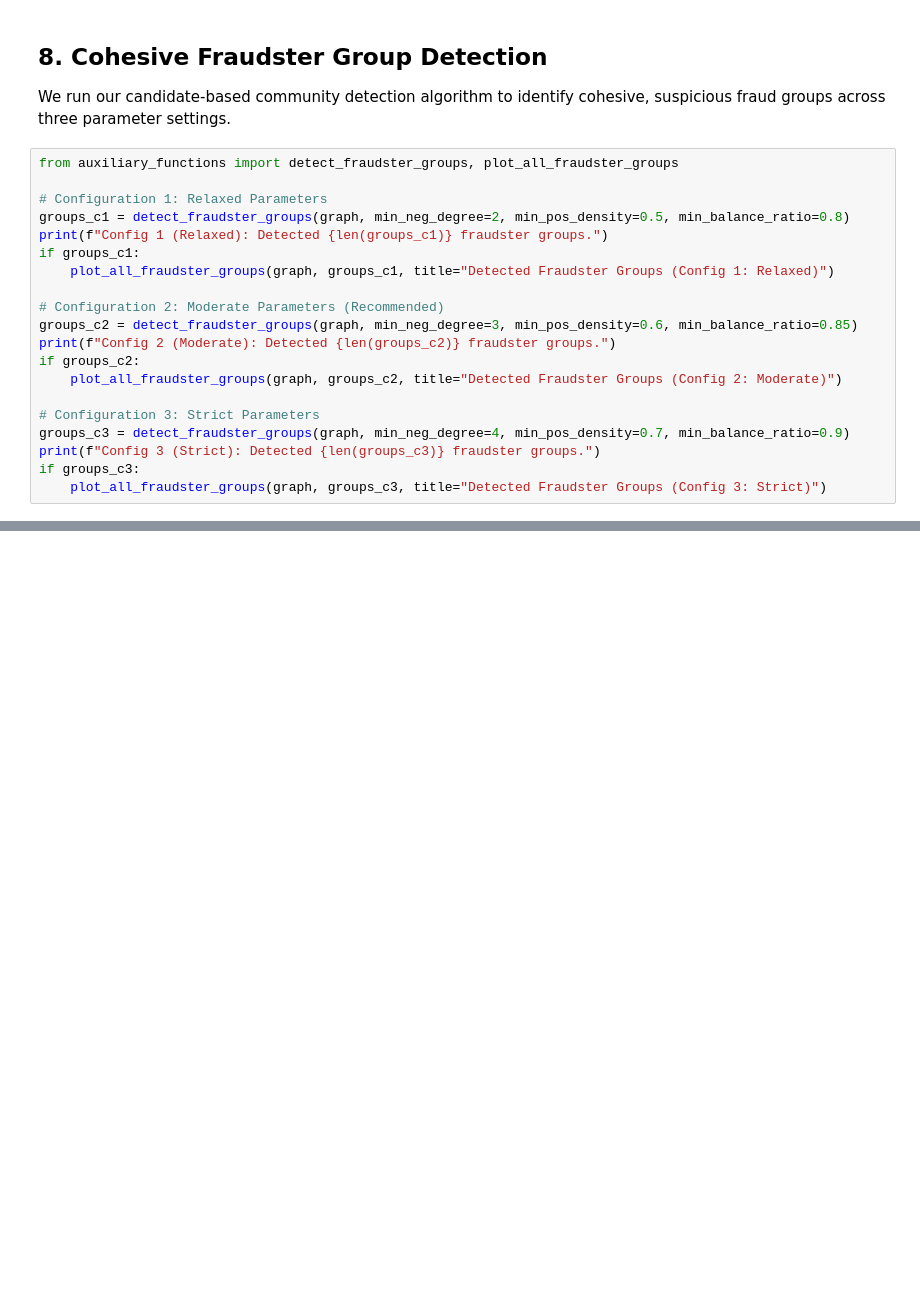
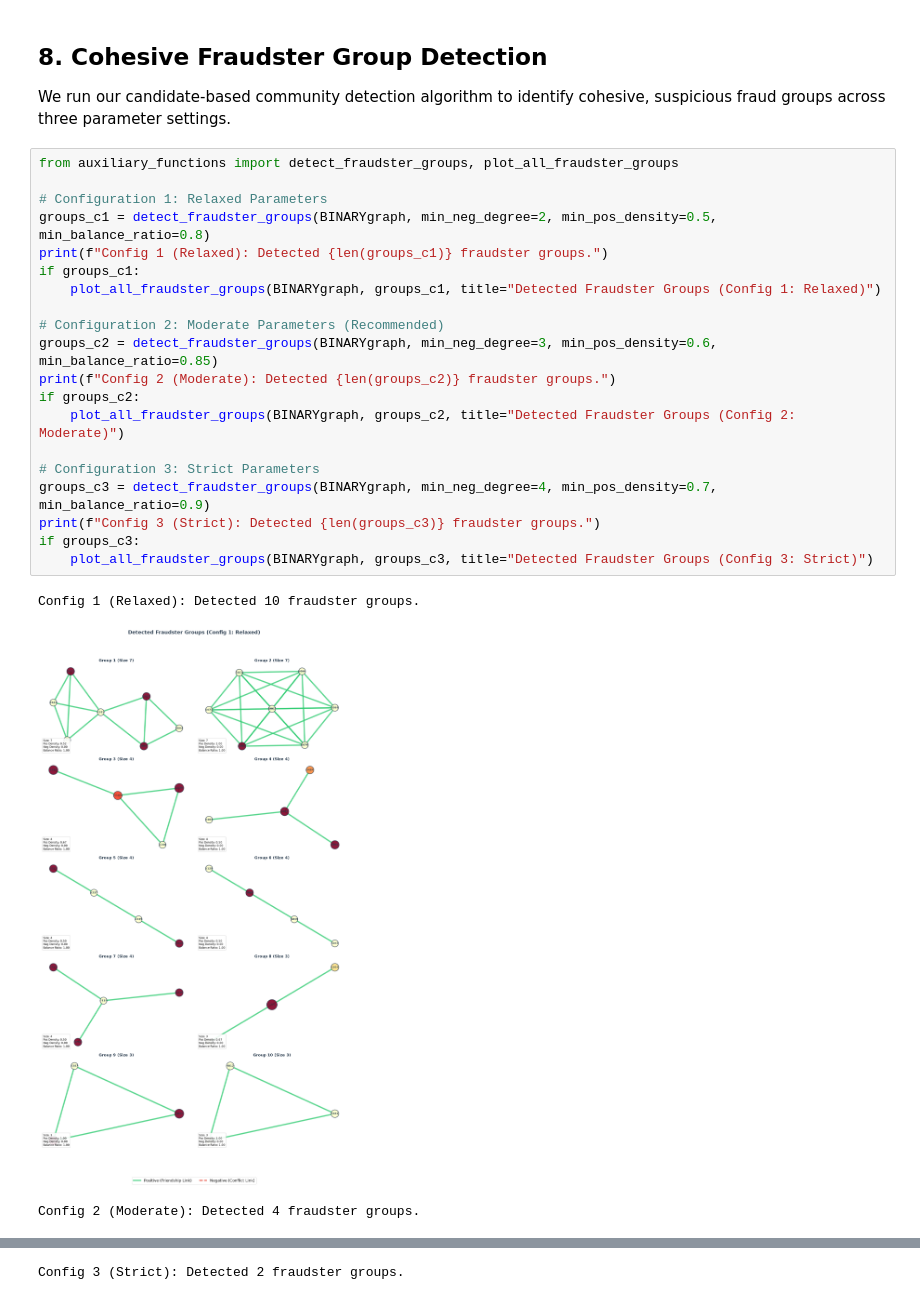
Before and after one commit to gsscala/financial-graph, a Jupyter notebook: ind_graphs.ipynb, the cells around one changed output, grey strips where cells are left out. Saved outputs shown, nothing was run; the diff lists cells and outputs as text; blank space fills up the shorter version.

```diff
--- a/ind_graphs.ipynb
+++ b/ind_graphs.ipynb
@@ -159,20 +225,24 @@ We run our candidate-based community detection algorithm to identify cohesive, s
 # %%
 from auxiliary_functions import detect_fraudster_groups, plot_all_fraudster_groups
 
 # Configuration 1: Relaxed Parameters
-groups_c1 = detect_fraudster_groups(graph, min_neg_degree=2, min_pos_density=0.5, min_balance_ratio=0.8)
+groups_c1 = detect_fraudster_groups(BINARYgraph, min_neg_degree=2, min_pos_density=0.5, min_balance_ratio=0.8)
 print(f"Config 1 (Relaxed): Detected {len(groups_c1)} fraudster groups.")
 if groups_c1:
-    plot_all_fraudster_groups(graph, groups_c1, title="Detected Fraudster Groups (Config 1: Relaxed)")
+    plot_all_fraudster_groups(BINARYgraph, groups_c1, title="Detected Fraudster Groups (Config 1: Relaxed)")
 
 # Configuration 2: Moderate Parameters (Recommended)
-groups_c2 = detect_fraudster_groups(graph, min_neg_degree=3, min_pos_density=0.6, min_balance_ratio=0.85)
+groups_c2 = detect_fraudster_groups(BINARYgraph, min_neg_degree=3, min_pos_density=0.6, min_balance_ratio=0.85)
 print(f"Config 2 (Moderate): Detected {len(groups_c2)} fraudster groups.")
 if groups_c2:
-    plot_all_fraudster_groups(graph, groups_c2, title="Detected Fraudster Groups (Config 2: Moderate)")
+    plot_all_fraudster_groups(BINARYgraph, groups_c2, title="Detected Fraudster Groups (Config 2: Moderate)")
 
 # Configuration 3: Strict Parameters
-groups_c3 = detect_fraudster_groups(graph, min_neg_degree=4, min_pos_density=0.7, min_balance_ratio=0.9)
+groups_c3 = detect_fraudster_groups(BINARYgraph, min_neg_degree=4, min_pos_density=0.7, min_balance_ratio=0.9)
 print(f"Config 3 (Strict): Detected {len(groups_c3)} fraudster groups.")
 if groups_c3:
-    plot_all_fraudster_groups(graph, groups_c3, title="Detected Fraudster Groups (Config 3: Strict)")
+    plot_all_fraudster_groups(BINARYgraph, groups_c3, title="Detected Fraudster Groups (Config 3: Strict)")
+# %% [output]
+Config 1 (Relaxed): Detected 10 fraudster groups.
+[figure, added]
+Config 2 (Moderate): Detected 4 fraudster groups.
@@ -178,0 +250 @@ if groups_c3:
+Config 3 (Strict): Detected 2 fraudster groups.
```
Also changed, not shown: parts of 20 cells of this notebook, 3 other files.
